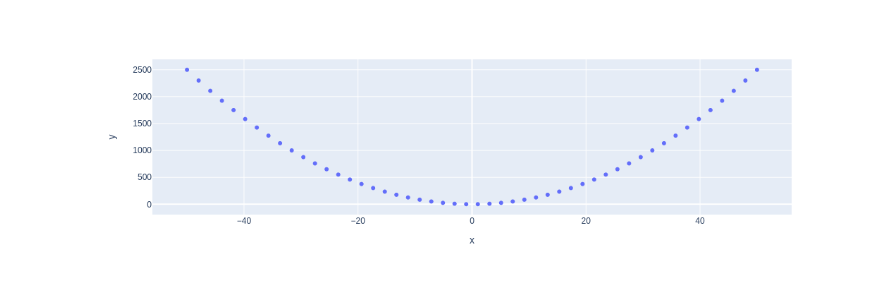
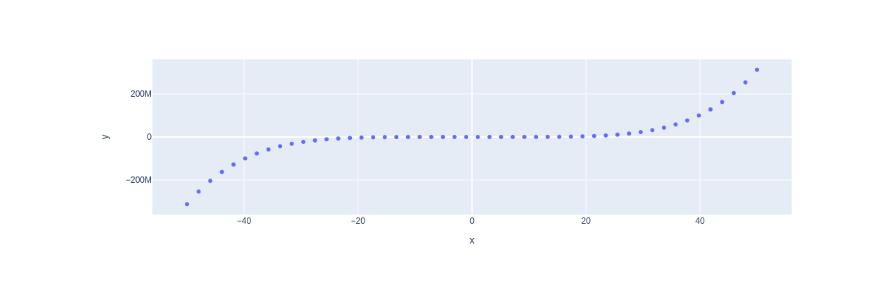
Before and after one commit to ilabrovic/my-notebooks-repo, a Jupyter notebook: experiment1.ipynb, the cells around one changed output. Saved outputs shown, nothing was run; the diff lists cells and outputs as text; code cells hidden in the pictures.

```diff
--- a/experiment1.ipynb
+++ b/experiment1.ipynb
@@ -6,7 +6,7 @@ import plotly.express as px
 x = np.linspace(start=-50, stop=50)
 
 # y-axis data points
-y = x ** 2
+y = x ** 5
 
 # define the plot
 fig = px.scatter(x=x, y=y)
@@ -17 +16 @@ fig.show()
-[figure, old version]
+[figure, new version]
```
Also changed, not shown: parts of 1 cell of this notebook.
